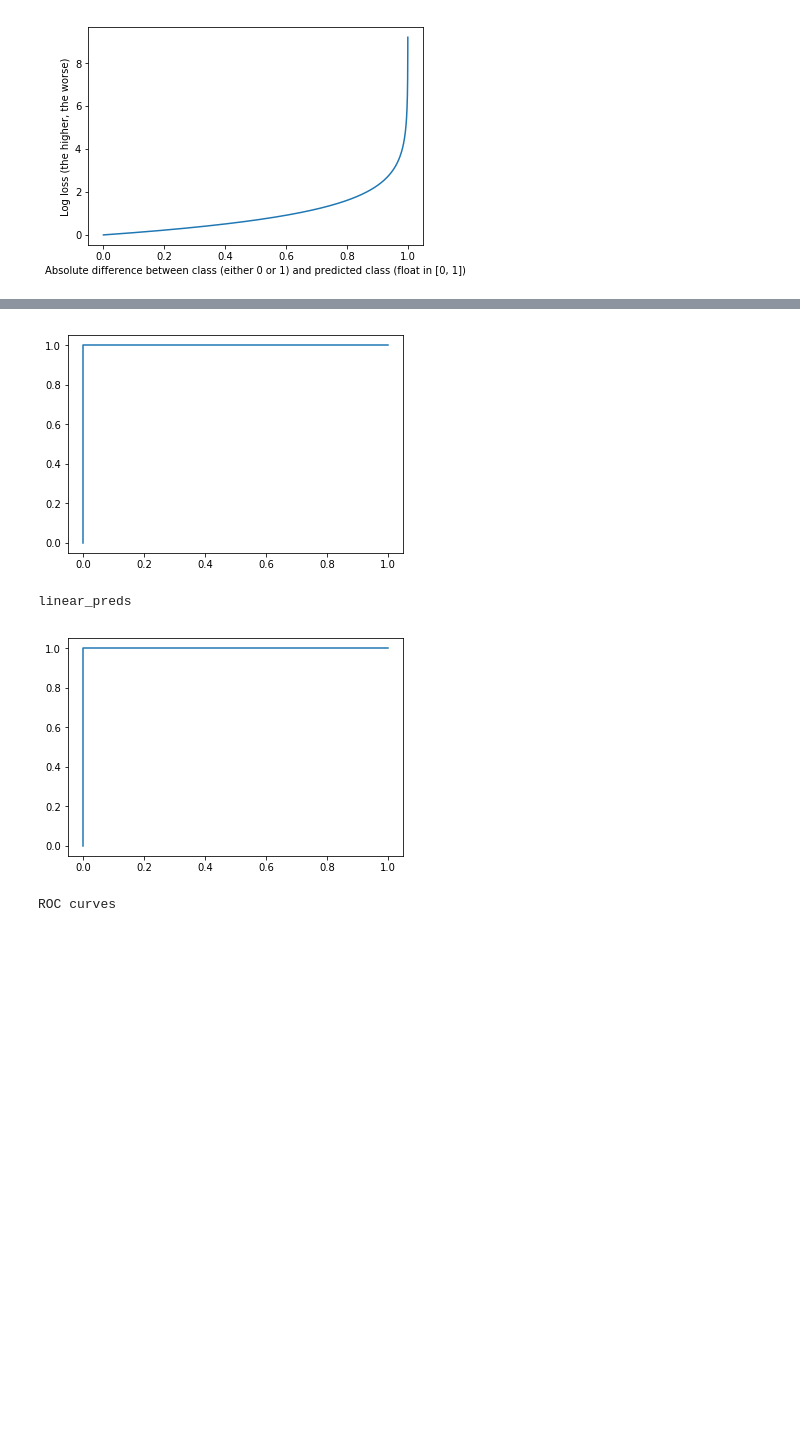
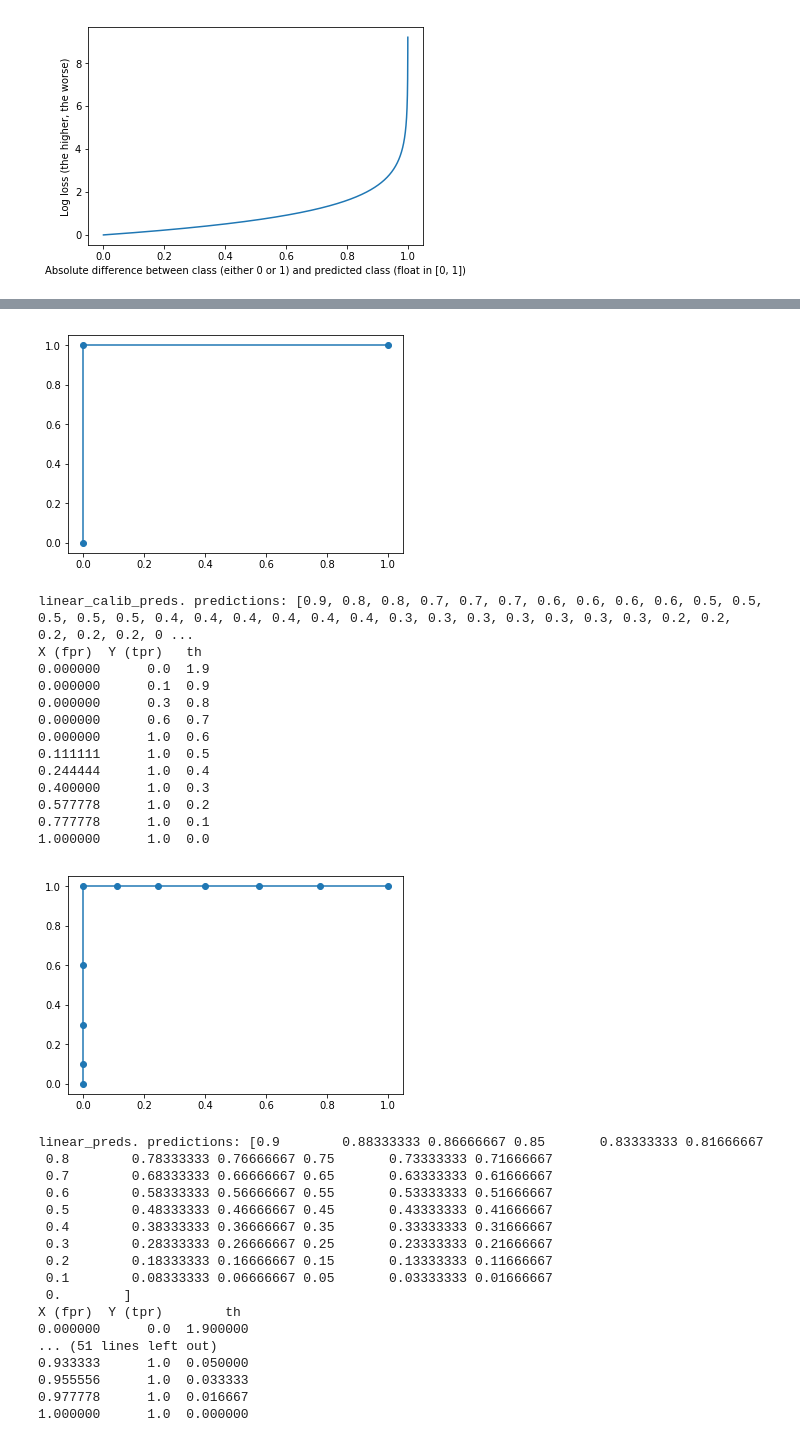
Before and after one commit to rizac/sod, a Jupyter notebook: sod/jupyter/logloss_auc_plots.ipynb, the cells around one changed output, grey strips where cells are left out. Cells and saved outputs as stored; diff of their text form; code cells hidden in the pictures; blank space fills up the shorter version.

```diff
--- a/sod/jupyter/logloss_auc_plots.ipynb
+++ b/sod/jupyter/logloss_auc_plots.ipynb
@@ -23,33 +23,45 @@ plt.show()
 # %% [output]
 [figure]
 # %%
+import matplotlib.pyplot as plt
+%matplotlib inline
 from sklearn.metrics import roc_curve
-
-
+import numpy as np
+import pandas as pd
 from sklearn.metrics import roc_curve, auc
 
 
-y_true = 500 * [0] + 500 * [1]
+y_true = [1] + 2*[1] + 3*[1] + 4*[1] + 5*[0] + 6*[0] + 7*[0] + 8*[0] + 9*[0] + 10*[0]
+print('y_true')
+print(y_true)
+print()
 
 data = {
-    'opposite dist.': 1000 * [1],
-    'binary dist.': list(preds),
-    'linear_preds': [float(i+1)/len(preds) for i in range(len(preds))]
+    'all outliers': len(y_true) * [1],
+    'exact dist:': list(y_true),
+    'linear_calib_preds': [.9] + 2*[.8] + 3*[.7] + 4*[.6] + 5*[0.5] + 6*[0.4] + 7*[0.3] + 8*[0.2] + 9*[0.1] + 10*[0],
+    'linear_preds': np.linspace(.9, 0, len(y_true), endpoint=True)
+    'linear_preds_rnd': np.linspace(.9, 0, len(y_true), endpoint=True) + np.random.randint()
+    #    'uncalibrated': [.5] + 2*[.6] + 3*[.7] + 4*[.8] + 5*[0.9] + 6*[0.0] + 7*[0.1] + 8*[0.2] + 9*[0.3] + 10*[0.4]
 }
 
 gaus_preds = []
 # print(data['linear_preds'])
 
 
-
+print('\nROC curves')
+print()
 # with plotparams({'figure.figsize': (10, 10)}):
 for name, values in data.items():
-    fpr, tpr, thresholds = roc_curve(preds, values)
-    print(name)
-    plt.plot(fpr, tpr, label=name + 'AUC: %f' % auc(fpr, tpr))
+    fpr, tpr, thresholds = roc_curve(y_true, values, drop_intermediate=False)
+    print("\n%s. predictions: %s" % (name, str(values)))
+    print(pd.DataFrame({'X (fpr)': fpr, 'Y (tpr)': tpr, 'th': thresholds}).sort_values(['X (fpr)']).to_string(index=False))
+#     print(values)
+#     for x, y, th in zip(fpr, tpr, thresholds):
+#         print("%s: (%.2f, %.2f)" % (th, x, y))
+    plt.plot(fpr, tpr, label=name + 'AUC: %f' % auc(fpr, tpr), marker='o')
     plt.show()
-
-print('\nROC curves')
+#     print()
 
 # plt.ylabel('inliers correctly classified as inliers (divided by total inliers)')
 # plt.xlabel('outliers NOT correctly classified as outliers (divided by total outliers)')
@@ -62,4 +88,32 @@ binary dist.
-[figure, old version]
+[figure, new version]
-linear_preds
+linear_calib_preds. predictions: [0.9, 0.8, 0.8, 0.7, 0.7, 0.7, 0.6, 0.6, 0.6, 0.6, 0.5, 0.5, 0.5, 0.5, 0.5, 0.4, 0.4, 0.4, 0.4, 0.4, 0.4, 0.3, 0.3, 0.3, 0.3, 0.3, 0.3, 0.3, 0.2, 0.2, 0.2, 0.2, 0.2, 0 ...
+X (fpr)  Y (tpr)   th
+0.000000      0.0  1.9
+0.000000      0.1  0.9
+0.000000      0.3  0.8
+0.000000      0.6  0.7
+0.000000      1.0  0.6
+0.111111      1.0  0.5
+0.244444      1.0  0.4
+0.400000      1.0  0.3
+0.577778      1.0  0.2
+0.777778      1.0  0.1
+1.000000      1.0  0.0
-[figure, old version]
+[figure, new version]
-ROC curves
+linear_preds. predictions: [0.9        0.88333333 0.86666667 0.85       0.83333333 0.81666667
+ 0.8        0.78333333 0.76666667 0.75       0.73333333 0.71666667
+ 0.7        0.68333333 0.66666667 0.65       0.63333333 0.61666667
+ 0.6        0.58333333 0.56666667 0.55       0.53333333 0.51666667
+ 0.5        0.48333333 0.46666667 0.45       0.43333333 0.41666667
+ 0.4        0.38333333 0.36666667 0.35       0.33333333 0.31666667
+ 0.3        0.28333333 0.26666667 0.25       0.23333333 0.21666667
+ 0.2        0.18333333 0.16666667 0.15       0.13333333 0.11666667
+ 0.1        0.08333333 0.06666667 0.05       0.03333333 0.01666667
+ 0.        ]
+X (fpr)  Y (tpr)        th
+0.000000      0.0  1.900000
+... (51 lines left out)
+0.933333      1.0  0.050000
+0.955556      1.0  0.033333
+0.977778      1.0  0.016667
+1.000000      1.0  0.000000
```
Also changed, not shown: parts of 2 cells of this notebook, 6 other files.
